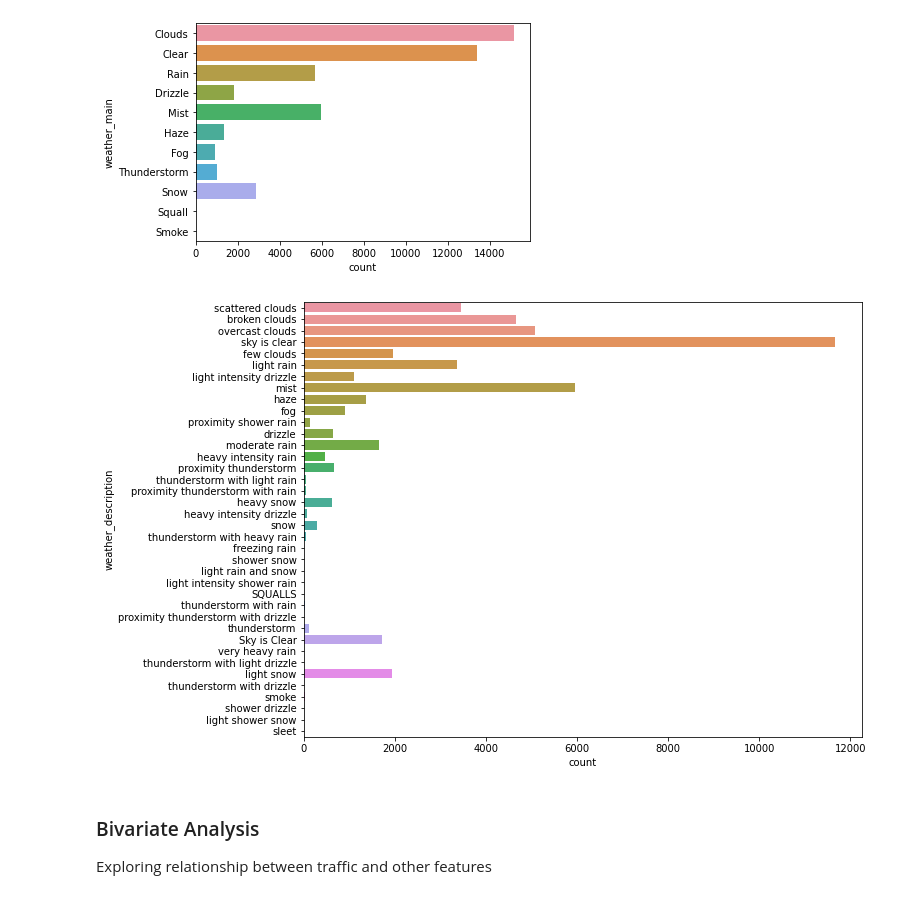
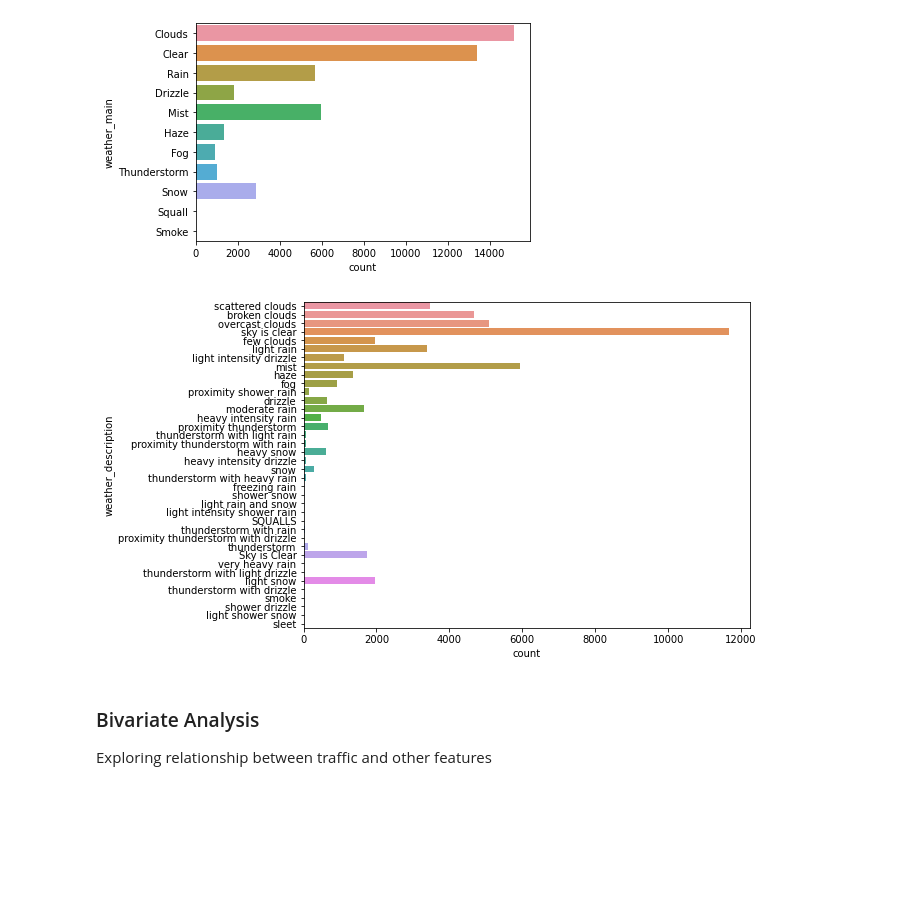
Before and after one commit to nimran79/COMP-8118-project---Traffic-volume-prediction, a Jupyter notebook: DM_Project_metro_interstate_traffic_volume.ipynb, the cells around one changed output. Drawn from its saved outputs; the diff is of its cells as text; code cells hidden in the pictures; blank space fills up the shorter version.

```diff
--- a/DM_Project_metro_interstate_traffic_volume.ipynb
+++ b/DM_Project_metro_interstate_traffic_volume.ipynb
@@ -182,11 +182,11 @@ sns.countplot(y='weather_main', data=df_traffic_data)
 [figure]
 # %%
 #exploring different categories in weather_description
-plt.figure(figsize=(10,8))
+plt.figure(figsize=(8,6))
 sns.countplot(y='weather_description', data=df_traffic_data)
 plt.show()
 # %% [output]
-[figure, old version]
+[figure, new version]
 # %% [markdown]
 ### Bivariate Analysis
 
```
Also changed, not shown: parts of 48 cells of this notebook.
